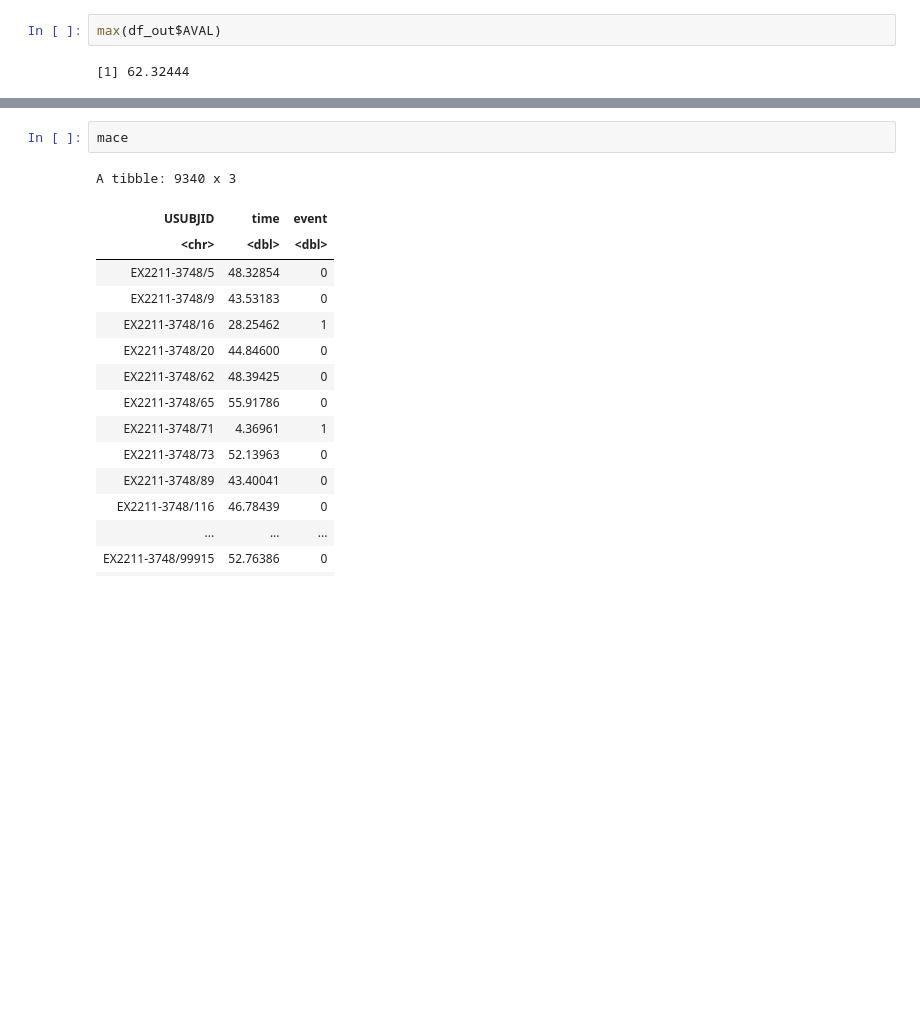
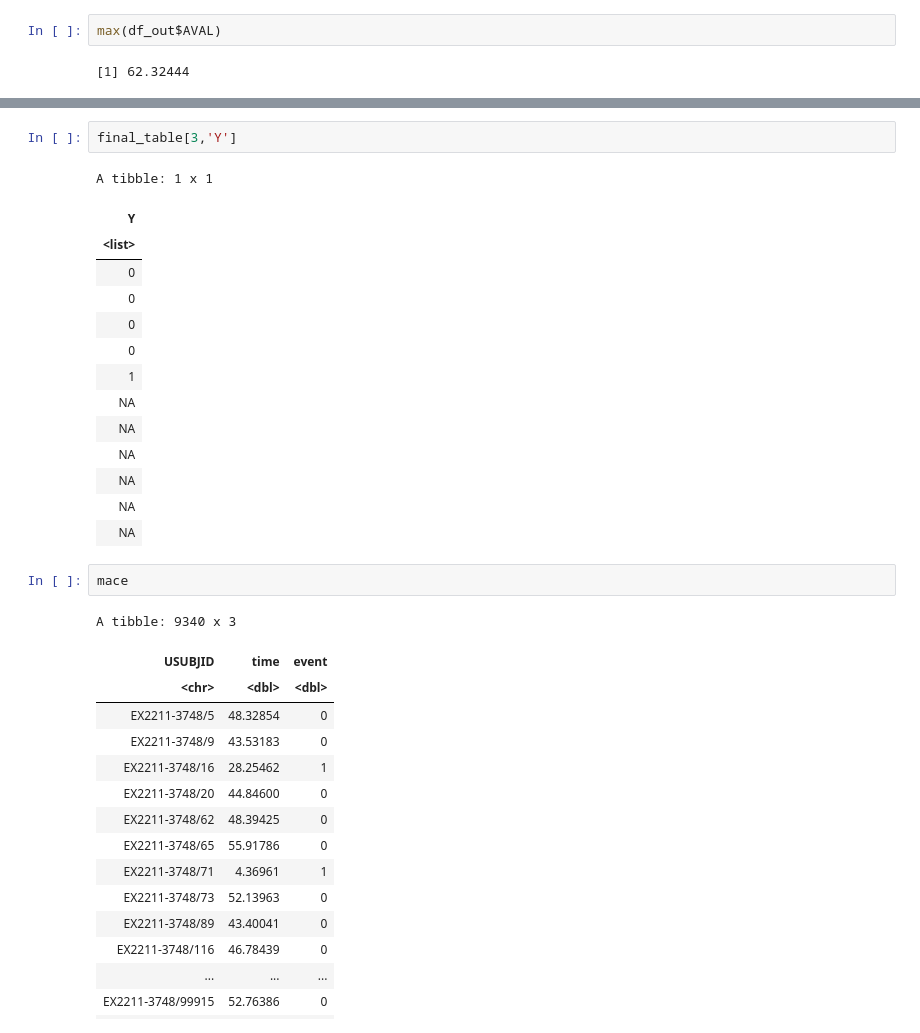
Before and after one commit to xwshen51/frengression, a Jupyter notebook: leader/leader_data.ipynb, the cells around one changed output, grey strips where cells are left out. Saved outputs shown, nothing was run; the diff lists cells and outputs as text; blank space fills up the shorter version.

```diff
--- a/leader/leader_data.ipynb
+++ b/leader/leader_data.ipynb
@@ -345,3 +345,20 @@ print(final_table)
+# %%
+final_table[3,'Y']
+# %% [output]
+A tibble: 1 x 1
+| Y |
+| <list> |
+| 0 |
+| 0 |
+| 0 |
+| 0 |
+| 1 |
+| NA |
+| NA |
+| NA |
+| NA |
+| NA |
+| NA |
 # %%
 mace
 # %% [output]
```
Also changed, not shown: parts of 3 cells of this notebook, 3 other files.
